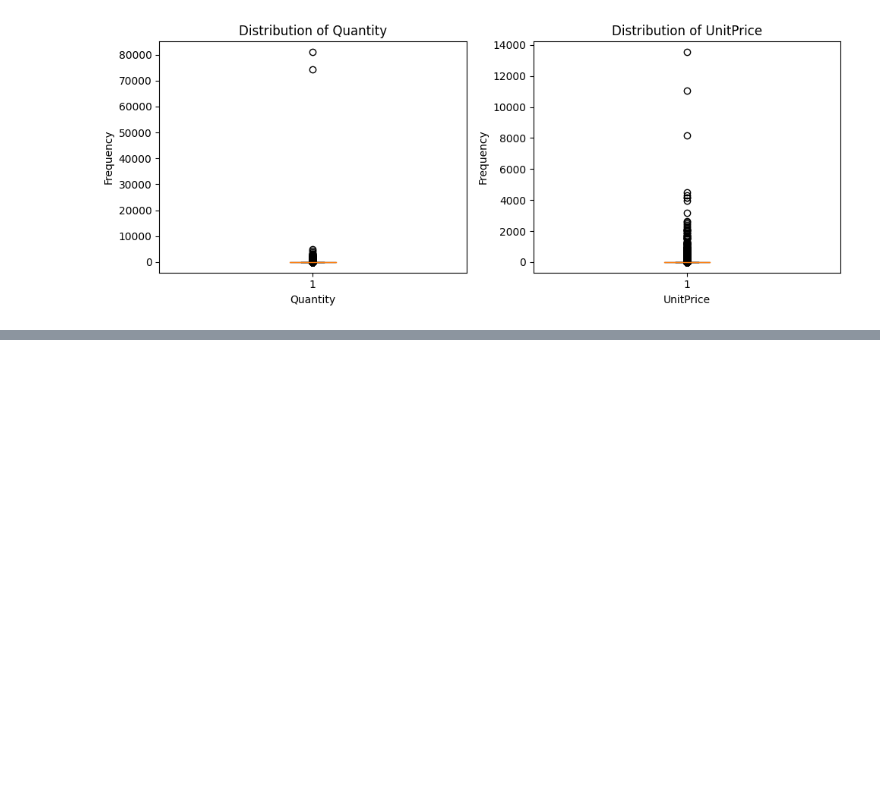
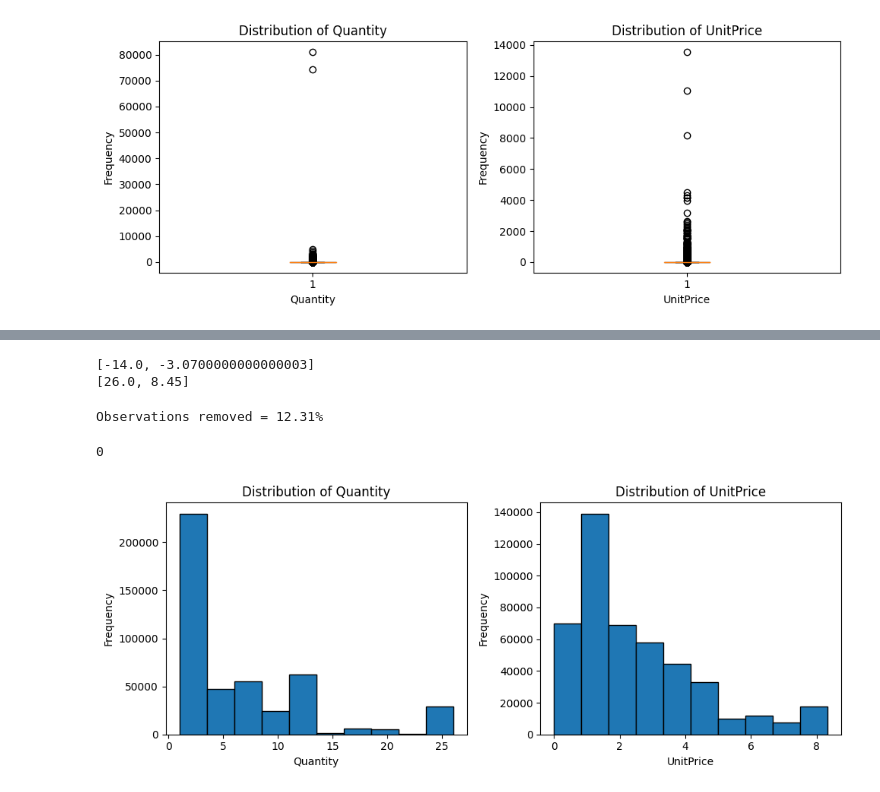
Before and after one commit to sandys-ss/cohort-analysis, a Jupyter notebook: cohort.ipynb, the cells around one changed output, grey strips where cells are left out. Drawn from its saved outputs; the diff is of its cells as text; code cells hidden in the pictures; blank space fills up the shorter version.

```diff
--- a/cohort.ipynb
+++ b/cohort.ipynb
@@ -265,0 +313,45 @@ plt.show()
+# %%
+# define lower and upper bounds
+lower_bounds, upper_bounds = [], []
+
+for column in columns :
+    lower_bound = retail_df[column].describe()['25%'] - (1.5 * (retail_df[column].describe()['75%'] - retail_df[column].describe()['25%']))
+    upper_bound = retail_df[column].describe()['75%'] + (1.5 * (retail_df[column].describe()['75%'] - retail_df[column].describe()['25%']))
+    lower_bounds.append(lower_bound)
+    upper_bounds.append(upper_bound)
+
+print(lower_bounds)
+print(upper_bounds)
+# %% [output]
+[-14.0, -3.0700000000000003]
+[26.0, 8.45]
+# %%
+# create new df without outliers
+retail_cleans = retail_df.copy()
+for n, column in enumerate(columns):
+    retail_cleans = retail_cleans[(retail_cleans[column] >= lower_bounds[n]) & (retail_cleans[column] <= upper_bounds[n])]
+
+print(f'Observations removed = {1 - retail_cleans.shape[0]/retail_df.shape[0]:.2%}')
+# %% [output]
+Observations removed = 12.31%
+# %%
+#outliers = column_data[(column_data < lower_bound) | (column_data > upper_bound)]
+len(retail_cleans[(retail_cleans[column] < lower_bounds[n]) | (retail_cleans[column] > upper_bounds[n])])
+# %% [output]
+0
+# %%
+columns = ['Quantity', 'UnitPrice']
+
+fig, axs = plt.subplots(1, len(columns), figsize=(10, 4))
+
+for i, col in enumerate(columns):
+    # Histogram
+    axs[i].hist(retail_cleans[col], edgecolor='black')  # Menggunakan axs[i] bukan axs[0, i]
+    axs[i].set_title(f'Distribution of {col}')
+    axs[i].set_xlabel(col)
+    axs[i].set_ylabel('Frequency')
+
+plt.tight_layout()
+plt.show()
+# %% [output]
+[figure, added]
```
Also changed, not shown: parts of 9 cells of this notebook, 1 other file.
